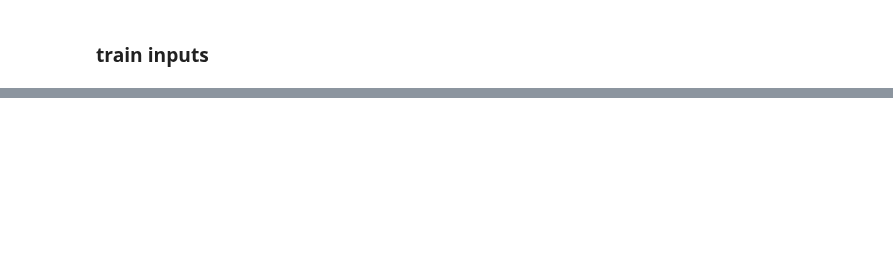
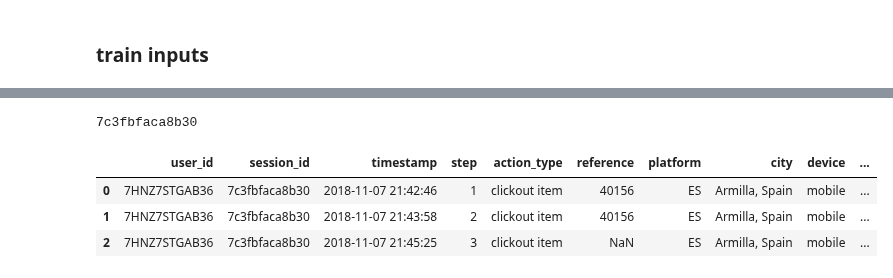
Before and after one commit to samshipengs/naps, a Jupyter notebook: all_session_fts.ipynb, the cells around one changed output, grey strips where cells are left out. Saved outputs shown, nothing was run; the diff lists cells and outputs as text; code cells hidden in the pictures; blank space fills up the shorter version.

```diff
--- a/all_session_fts.ipynb
+++ b/all_session_fts.ipynb
@@ -179,0 +152,2 @@ sub_original['item_recommendations'] = sub_original.item_recommendations.apply(l
+# %%
+pd.set_option('display.max_colwidth', 1000)
@@ -179,0 +156,3 @@ sub_original['item_recommendations'] = sub_original.item_recommendations.apply(l
+# %%
+test = load_data('test', nrows=10000)
+test['timestamp'] = test['timestamp'].apply(lambda ts: datetime.datetime.utcfromtimestamp(ts))
@@ -180,3 +161,17 @@ sub_original['item_recommendations'] = sub_original.item_recommendations.apply(l
+# %%
+tids = test.session_id.unique()
+# %%
+tid = np.random.choice(tids, 1)[0]
+print(tid)
+demo_test = test[test.session_id==tid].reset_index(drop=True)
+demo_test['dup'] = demo_test[[c for c in demo_test.columns if c not in ['step', 'timestamp']]].duplicated(keep=False)
+demo_test
+# %% [output]
+7c3fbfaca8b30
+|  | user_id | session_id | timestamp | step | action_type | reference | platform | city | device | ... |
+| 0 | 7HNZ7STGAB36 | 7c3fbfaca8b30 | 2018-11-07 21:42:46 | 1 | clickout item | 40156 | ES | Armilla, Spain | mobile | ... |
+| 1 | 7HNZ7STGAB36 | 7c3fbfaca8b30 | 2018-11-07 21:43:58 | 2 | clickout item | 40156 | ES | Armilla, Spain | mobile | ... |
+| 2 | 7HNZ7STGAB36 | 7c3fbfaca8b30 | 2018-11-07 21:45:25 | 3 | clickout item | NaN | ES | Armilla, Spain | mobile | ... |
 # %%
 train_input.price_24.hist()
 # %%
```
Also changed, not shown: parts of 25 cells of this notebook, 1 other file.
